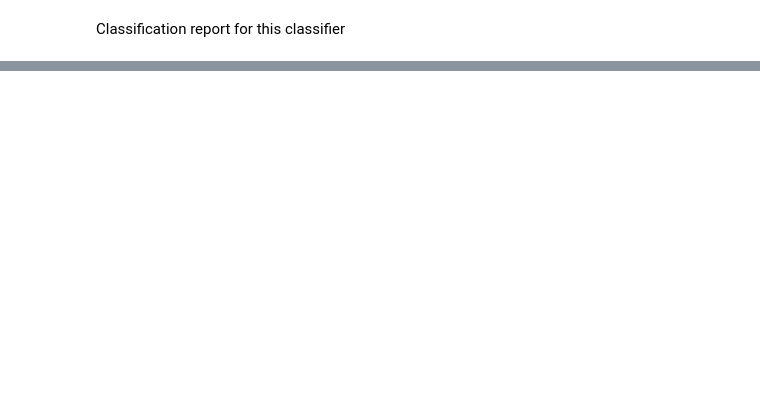
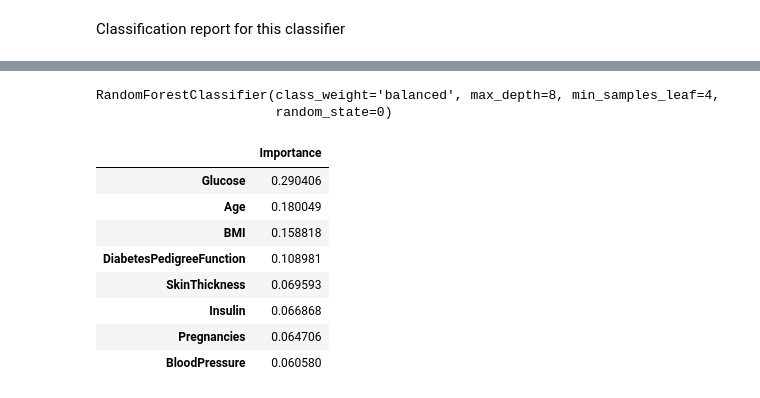
Before and after one commit to nandapop/random_forest_project, a Jupyter notebook: src/explore.ipynb, the cells around one changed output, grey strips where cells are left out. Cells and saved outputs as stored; diff of their text form; code cells hidden in the pictures; blank space fills up the shorter version.

```diff
--- a/src/explore.ipynb
+++ b/src/explore.ipynb
@@ -72,0 +82,12 @@ weighted avg       0.82      0.78      0.79       192
+# %%
+rf = RandomForestClassifier(n_estimators=100, random_state=0, class_weight='balanced')
+search_space = {
+    'n_estimators': [100, 200],
+    'max_depth': [4, 8],
+    'min_samples_leaf': [4, 6],
+    'min_samples_split': [2, 5, 10],
+    'max_features': ['auto', 'sqrt']
+
+}
+rf_grid = GridSearchCV(rf, search_space, cv=5, scoring='precision').fit(X_train, y_train.values)
+print("Value attemp 2:",rf_grid.score(X_test,y_test))
@@ -72,0 +113,20 @@ weighted avg       0.82      0.78      0.79       192
+# %%
+best_rf_model_2 = rf_grid.best_estimator_
+best_rf_model_2
+# %% [output]
+RandomForestClassifier(class_weight='balanced', max_depth=8, min_samples_leaf=4,
+                       random_state=0)
+# %%
+feature_importances = pd.DataFrame(best_rf_model_2.feature_importances_, index=X_train.columns, columns=['Importance'])
+feature_importances = feature_importances.sort_values(by='Importance', ascending=False)
+feature_importances
+# %% [output]
+|  | Importance |
+| Glucose | 0.290406 |
+| Age | 0.180049 |
+| BMI | 0.158818 |
+| DiabetesPedigreeFunction | 0.108981 |
+| SkinThickness | 0.069593 |
+| Insulin | 0.066868 |
+| Pregnancies | 0.064706 |
+| BloodPressure | 0.060580 |
```
Also changed, not shown: parts of 15 cells of this notebook, 1 other file.
